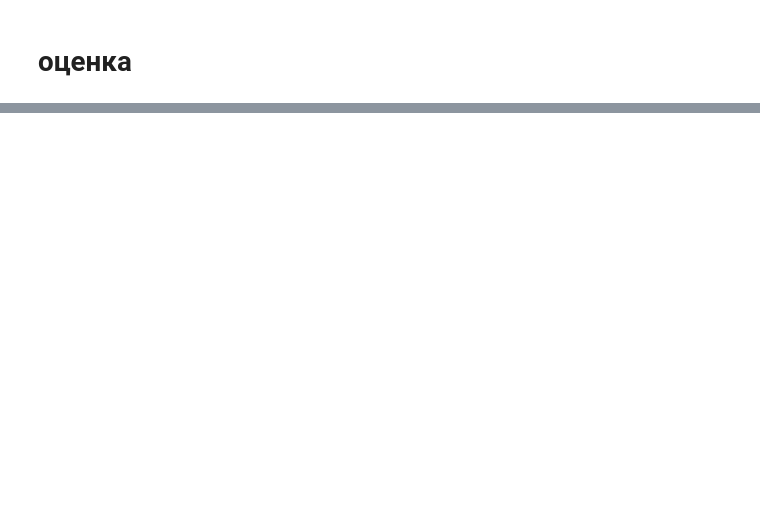
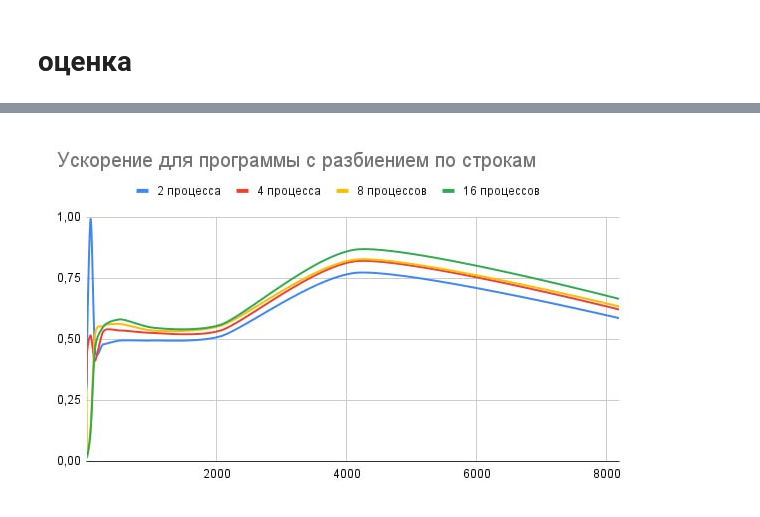
Before and after one commit to yualapshina/distrib-lab2, a Jupyter notebook: distrib_lab2_env.ipynb, the cells around one changed output, grey strips where cells are left out. Cells and saved outputs as stored; diff of their text form; code cells hidden in the pictures; blank space fills up the shorter version.

```diff
--- a/distrib_lab2_env.ipynb
+++ b/distrib_lab2_env.ipynb
@@ -80,0 +96,4 @@ Result: 2717.00 2981.00 2222.00
+# %%
+Image('distrib-lab2/pictures/speedup_rows.jpg')
+# %% [output]
+[figure, added]
```
Also changed, not shown: parts of 22 cells of this notebook.
